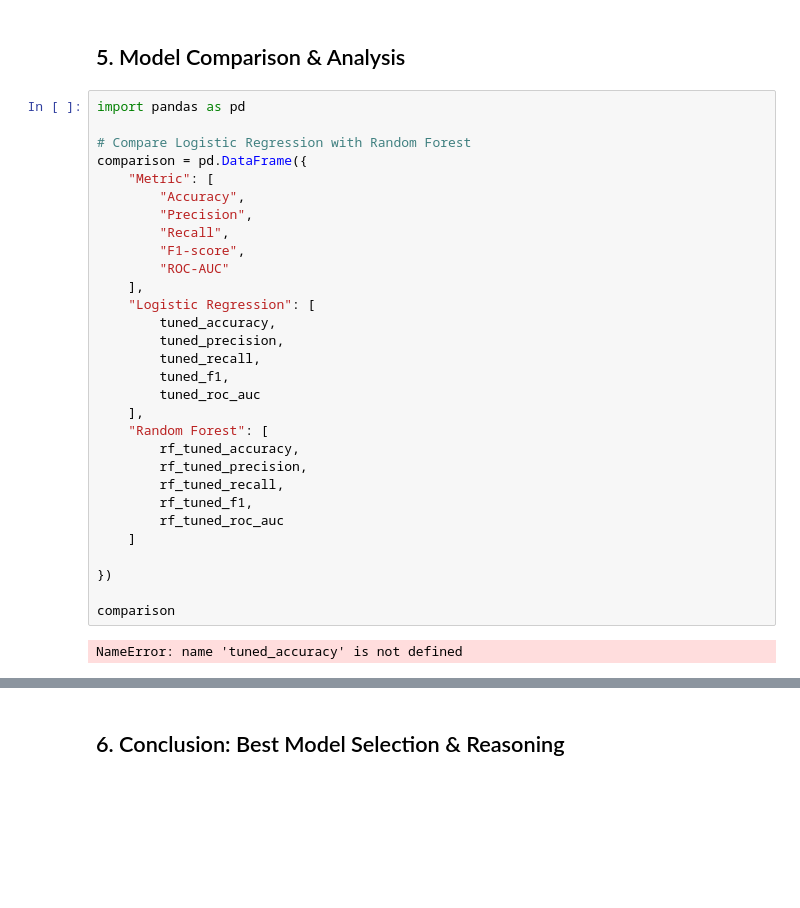
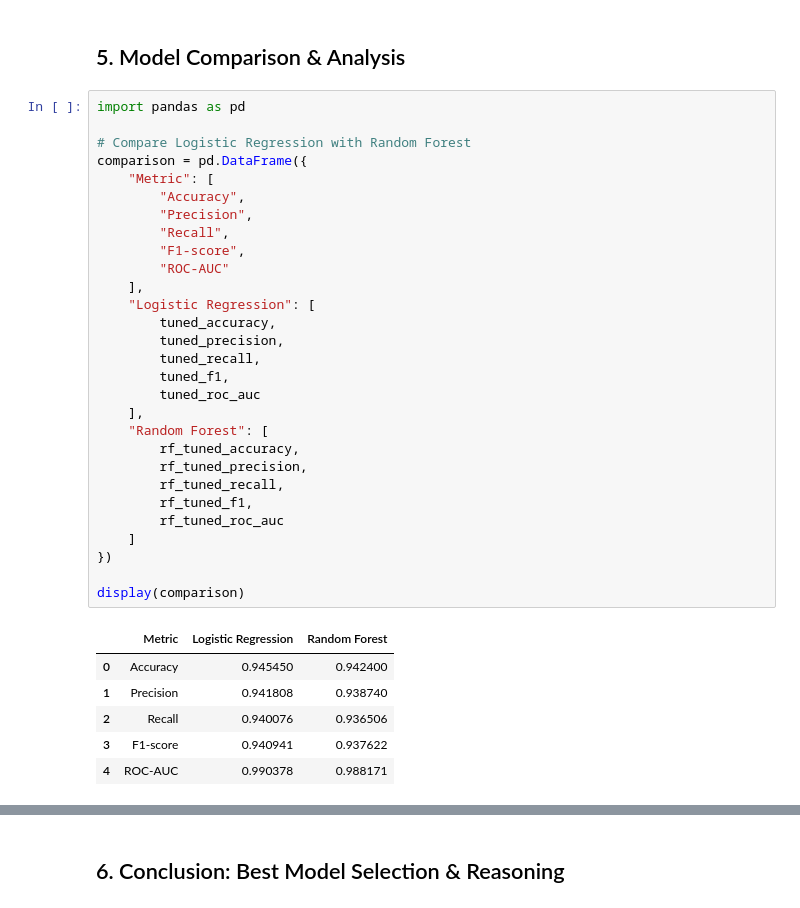
Before and after one commit to jooryA/SWE485-Project-Group6, a Jupyter notebook: Phase1_Supervised_Learning.ipynb, the cells around one changed output, grey strips where cells are left out. Drawn from its saved outputs; the diff is of its cells as text; blank space fills up the shorter version.

```diff
--- a/Phase1_Supervised_Learning.ipynb
+++ b/Phase1_Supervised_Learning.ipynb
@@ -638,33 +687,37 @@ Categorical features, such as gender and preferred channel, have relatively low
 # %%
 import pandas as pd
 
 # Compare Logistic Regression with Random Forest
 comparison = pd.DataFrame({
     "Metric": [
         "Accuracy",
         "Precision",
         "Recall",
         "F1-score",
         "ROC-AUC"
     ],
     "Logistic Regression": [
         tuned_accuracy,
         tuned_precision,
         tuned_recall,
         tuned_f1,
         tuned_roc_auc
     ],
     "Random Forest": [
         rf_tuned_accuracy,
         rf_tuned_precision,
         rf_tuned_recall,
         rf_tuned_f1,
         rf_tuned_roc_auc
     ]
-
 })
 
-comparison
+display(comparison)
 # %% [output]
-NameError: name 'tuned_accuracy' is not defined
+|  | Metric | Logistic Regression | Random Forest |
+| 0 | Accuracy | 0.945450 | 0.942400 |
+| 1 | Precision | 0.941808 | 0.938740 |
+| 2 | Recall | 0.940076 | 0.936506 |
+| 3 | F1-score | 0.940941 | 0.937622 |
+| 4 | ROC-AUC | 0.990378 | 0.988171 |
 # %%
```
Also changed, not shown: parts of 27 cells of this notebook, 1 other file.
